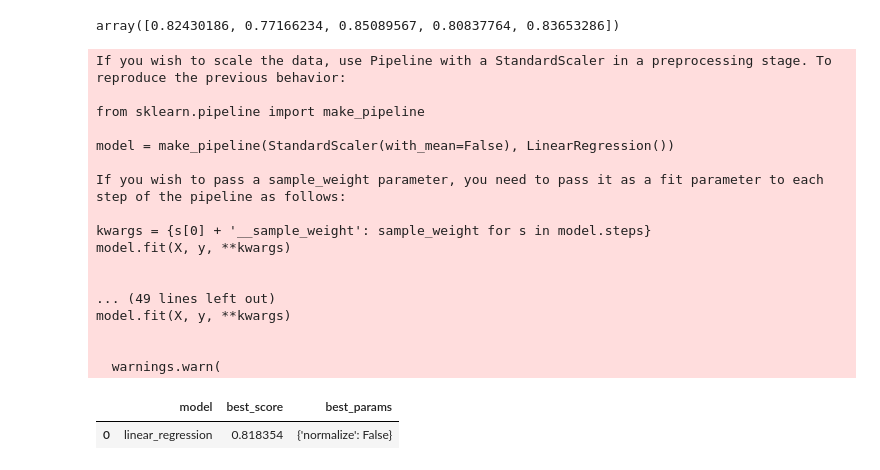
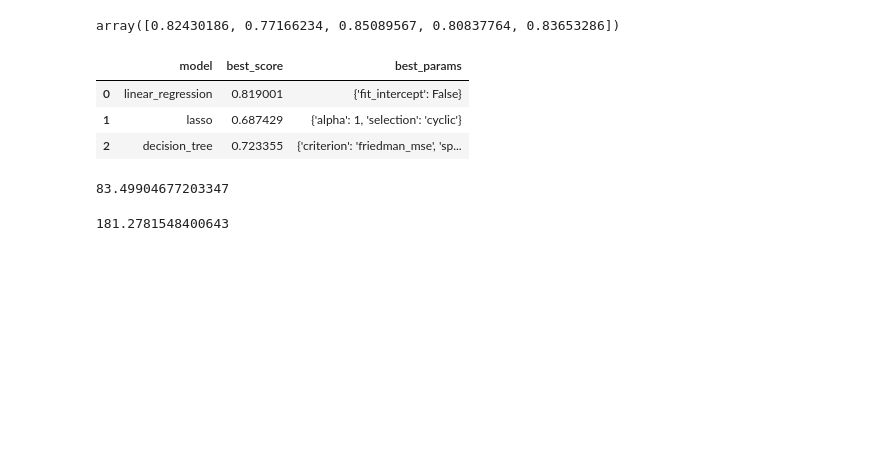
Before and after one commit to Loong0349/Real-Estate-Price-Prediction, a Jupyter notebook: RealEstate.ipynb, the cells around one changed output. Cells and saved outputs as stored; diff of their text form; code cells hidden in the pictures; blank space fills up the shorter version.

```diff
--- a/RealEstate.ipynb
+++ b/RealEstate.ipynb
@@ -450,55 +450,40 @@ def find_best_model_using_gridseachcv(X,y):
         'linear_regression': {
             'model': LinearRegression(),
             'params': {
-                'normalize' : [True, False]
+                'fit_intercept' : [True, False]
             }
         },
         'lasso': {
             'model': Lasso(),
             'params': {
                 'alpha': [1,2],
                 'selection': ['random', 'cyclic']
             }
         },
         'decision_tree': {
             'model': DecisionTreeRegressor(),
             'params': {
-                'criterion': ['mse', 'friedman_mse'],
+                'criterion': ['squared_error', 'friedman_mse'],
                 'splitter': ['best', 'random']
             }
         }
     }
     scores = []
     cv = ShuffleSplit(n_splits=5, test_size=0.2, random_state=0)
     for algo_name, config in algos.items():
         gs = GridSearchCV(config['model'], config['params'], cv=cv, return_train_score=False)
         gs.fit(X,y)
         scores.append({
             'model': algo_name,
             'best_score': gs.best_score_,
             'best_params': gs.best_params_
         })
 
-        return pd.DataFrame(scores, columns=['model', 'best_score', 'best_params'])
+    return pd.DataFrame(scores, columns=['model', 'best_score', 'best_params'])
 
 find_best_model_using_gridseachcv(X,y)
 # %% [output]
-If you wish to scale the data, use Pipeline with a StandardScaler in a preprocessing stage. To reproduce the previous behavior:
-
-from sklearn.pipeline import make_pipeline
-
-model = make_pipeline(StandardScaler(with_mean=False), LinearRegression())
-
-If you wish to pass a sample_weight parameter, you need to pass it as a fit parameter to each step of the pipeline as follows:
-
-kwargs = {s[0] + '__sample_weight': sample_weight for s in model.steps}
-model.fit(X, y, **kwargs)
-
-
-... (49 lines left out)
-model.fit(X, y, **kwargs)
-
-
-  warnings.warn(
 |  | model | best_score | best_params |
-| 0 | linear_regression | 0.818354 | {'normalize': False} |
+| 0 | linear_regression | 0.819001 | {'fit_intercept': False} |
+| 1 | lasso | 0.687429 | {'alpha': 1, 'selection': 'cyclic'} |
+| 2 | decision_tree | 0.723355 | {'criterion': 'friedman_mse', 'sp... |
@@ -504,0 +501,8 @@ model.fit(X, y, **kwargs)
+# %%
+predict_price('1st Phase JP Nagar', 1000, 2, 2)
+# %% [output]
+83.49904677203347
+# %%
+predict_price('Indira Nagar', 1000, 2, 2)
+# %% [output]
+181.2781548400643
```
Also changed, not shown: parts of 3 cells of this notebook, 2 other files.
